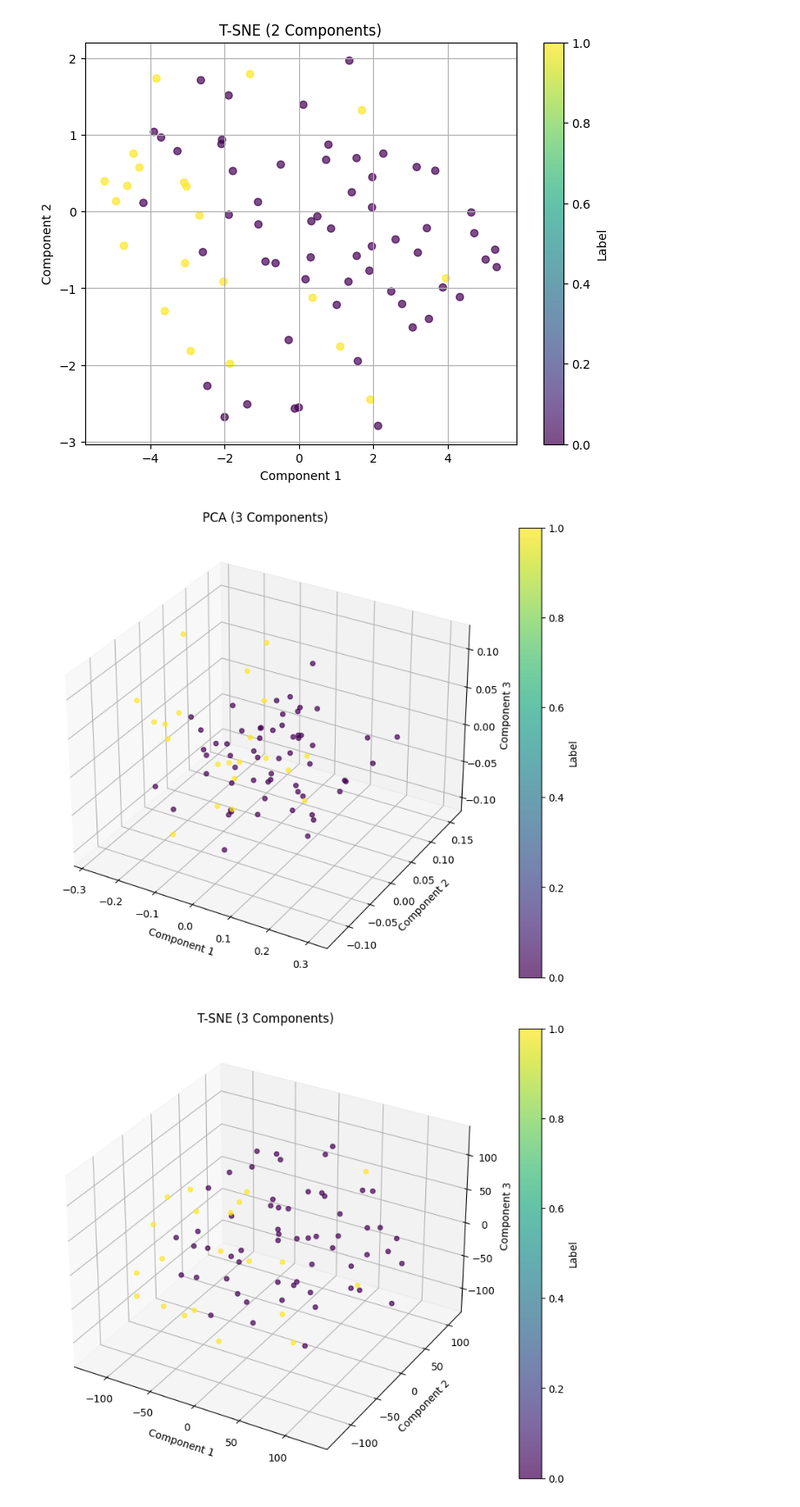
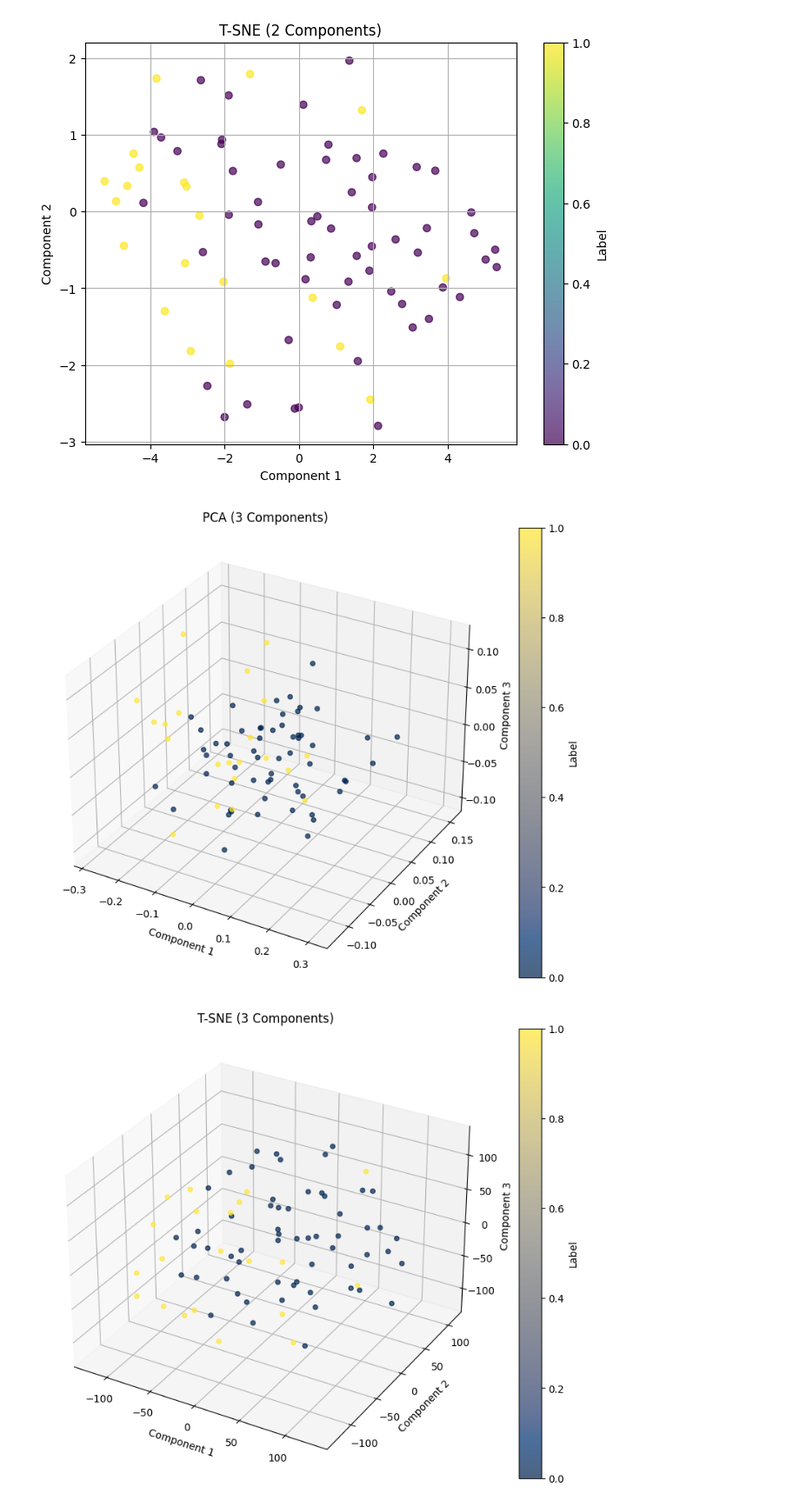
Before and after one commit to royzohar2/Schizophrenic_Speech, a Jupyter notebook: notebooks/dimension_resuction.ipynb, the cells around one changed output. Shown at 87% size. Cells and saved outputs as stored; diff of their text form; code cells hidden in the pictures.

```diff
--- a/notebooks/dimension_resuction.ipynb
+++ b/notebooks/dimension_resuction.ipynb
@@ -115,27 +115,27 @@ visualize_method(X_tsne_2, y, 'T-SNE (2 Components)')
 # %%
 import matplotlib.pyplot as plt
 from mpl_toolkits.mplot3d import Axes3D
 
 # Visualization function for 3D PCA and T-SNE results
 def visualize_3d_method(X_reduced, y, title):
     fig = plt.figure(figsize=(10, 8))
     ax = fig.add_subplot(111, projection='3d')
-    scatter = ax.scatter(X_reduced[:, 0], X_reduced[:, 1], X_reduced[:, 2], c=y, cmap='viridis', alpha=0.7)
+    scatter = ax.scatter(X_reduced[:, 0], X_reduced[:, 1], X_reduced[:, 2], c=y, cmap='cividis', alpha=0.7)
     ax.set_title(title)
     ax.set_xlabel('Component 1')
     ax.set_ylabel('Component 2')
     ax.set_zlabel('Component 3')
     fig.colorbar(scatter, label='Label')
     plt.show()
 
 # Visualize PCA with 3 components
 visualize_3d_method(X_pca_3, y, 'PCA (3 Components)')
 
 # Visualize T-SNE with 3 components
 visualize_3d_method(X_tsne_3, y, 'T-SNE (3 Components)')
 # %% [output]
-[figure, old version]
+[figure, new version]
-[figure, old version]
+[figure, new version]
 # %%
 df['TSNE1'] = X_tsne_3[:, 0]
 df['TSNE2'] = X_tsne_3[:, 1]
```
Also changed, not shown: parts of 3 cells of this notebook.
